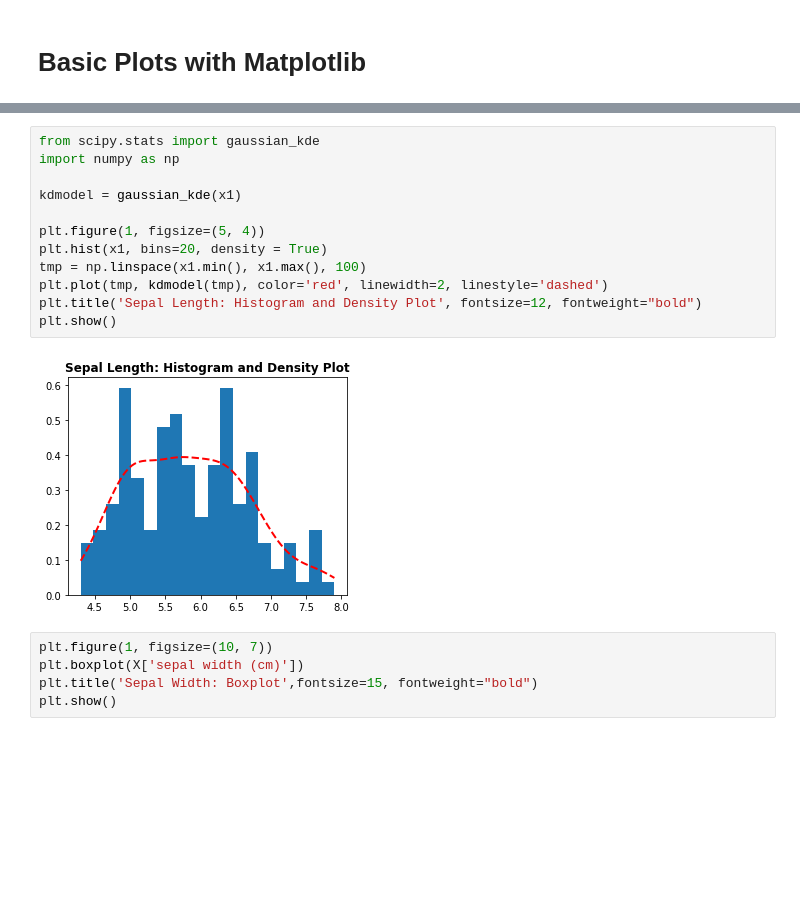
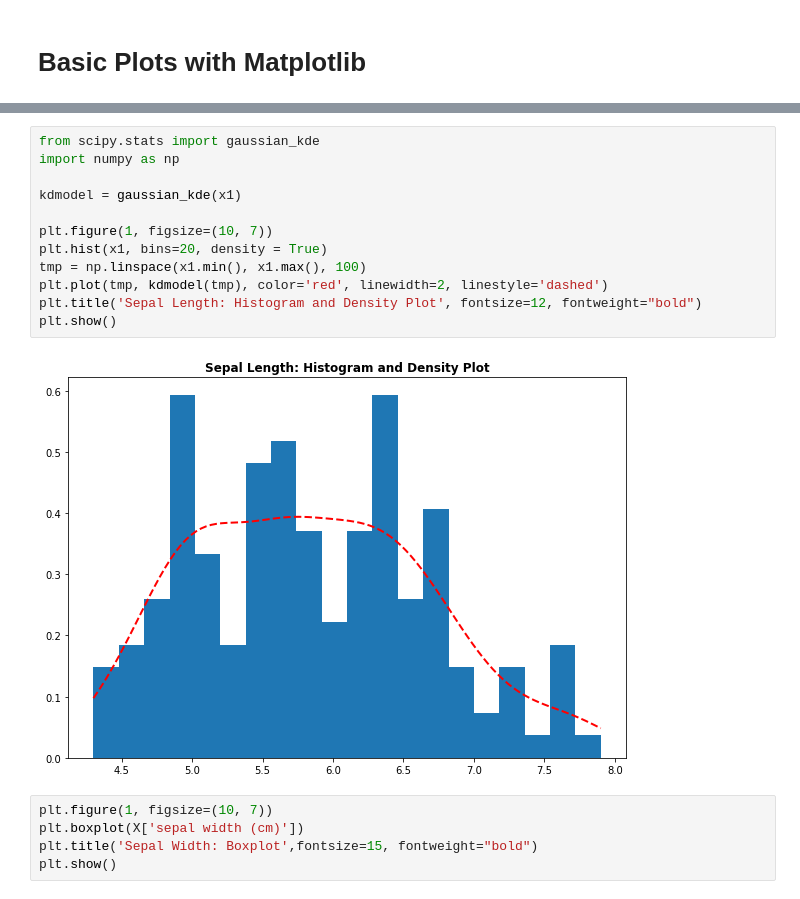
Before and after one commit to anhnguyendepocen/Stat3612, a Jupyter notebook: SML-Lecture2 Data Exploration.ipynb, the cells around one changed output, grey strips where cells are left out. Cells and saved outputs as stored; diff of their text form; blank space fills up the shorter version.

```diff
--- a/SML-Lecture2 Data Exploration.ipynb
+++ b/SML-Lecture2 Data Exploration.ipynb
@@ -88,17 +88,17 @@ plt.show()
 # %%
 from scipy.stats import gaussian_kde
 import numpy as np
 
 kdmodel = gaussian_kde(x1)
 
-plt.figure(1, figsize=(5, 4))
+plt.figure(1, figsize=(10, 7))
 plt.hist(x1, bins=20, density = True)
 tmp = np.linspace(x1.min(), x1.max(), 100)
 plt.plot(tmp, kdmodel(tmp), color='red', linewidth=2, linestyle='dashed')
 plt.title('Sepal Length: Histogram and Density Plot', fontsize=12, fontweight="bold")
 plt.show()
 # %% [output]
-[figure, old version]
+[figure, new version]
 # %%
 plt.figure(1, figsize=(10, 7))
 plt.boxplot(X['sepal width (cm)'])
```
Also changed, not shown: parts of 1 cell of this notebook, 1 other file.
